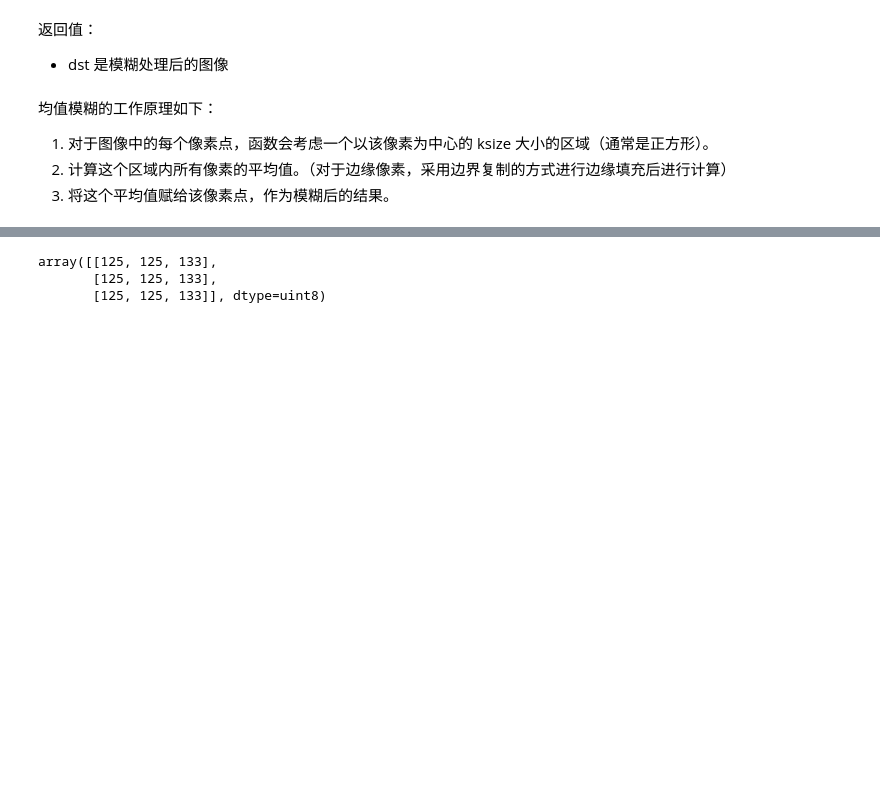
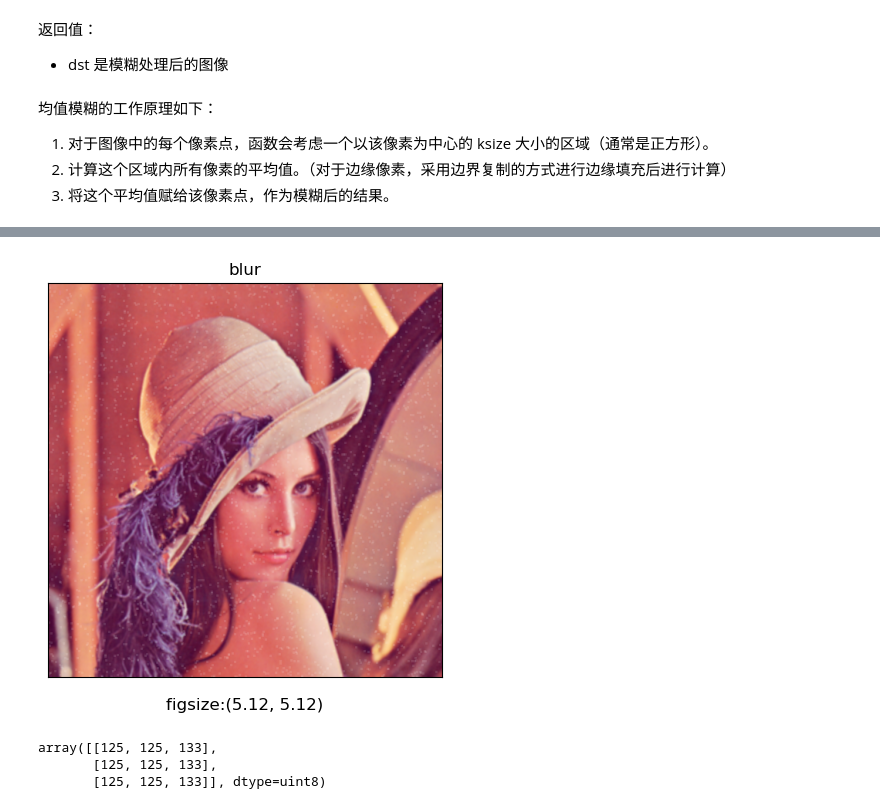
Before and after one commit to Paul-Decker/opencv-study, a Jupyter notebook: 01_opencv基础操作/08_图像平滑处理（滤波操作）.ipynb, the cells around one changed output, grey strips where cells are left out. Cells and saved outputs as stored; diff of their text form; code cells hidden in the pictures; blank space fills up the shorter version.

```diff
--- a/01_opencv基础操作/08_图像平滑处理（滤波操作）.ipynb
+++ b/01_opencv基础操作/08_图像平滑处理（滤波操作）.ipynb
@@ -28,10 +60,13 @@ cv2.blur 函数是 OpenCV 库中的一个函数，用于对图像进行均值模
 # %%
 # 均值滤波
 # 简单的平均卷积操作
 # 简单来说就是，计算核的平均值，用这个值替代核的中间数值
 # 对于边缘像素，采用边界复制的方式进行边缘填充后进行计算
 blur = cv2.blur(img, (3, 3))
-cv_show('blur', blur)
+# cv_show('blur', blur)
+plt_show('blur', blur)
+# %% [output]
+[figure, added]
 # %%
 img[:3, 0:3, 0]
 # %% [output]
```
Also changed, not shown: parts of 7 cells of this notebook, 9 other files.
